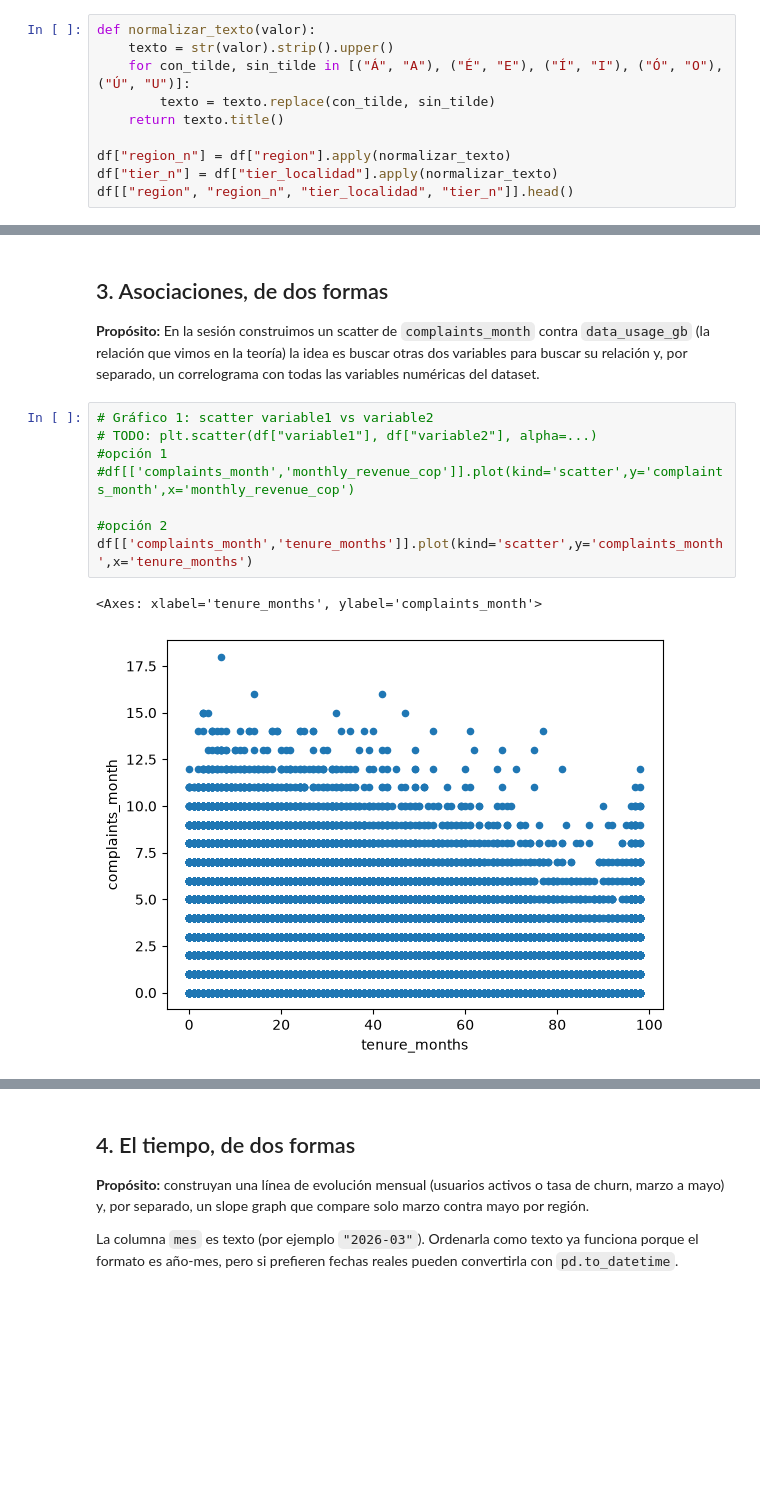
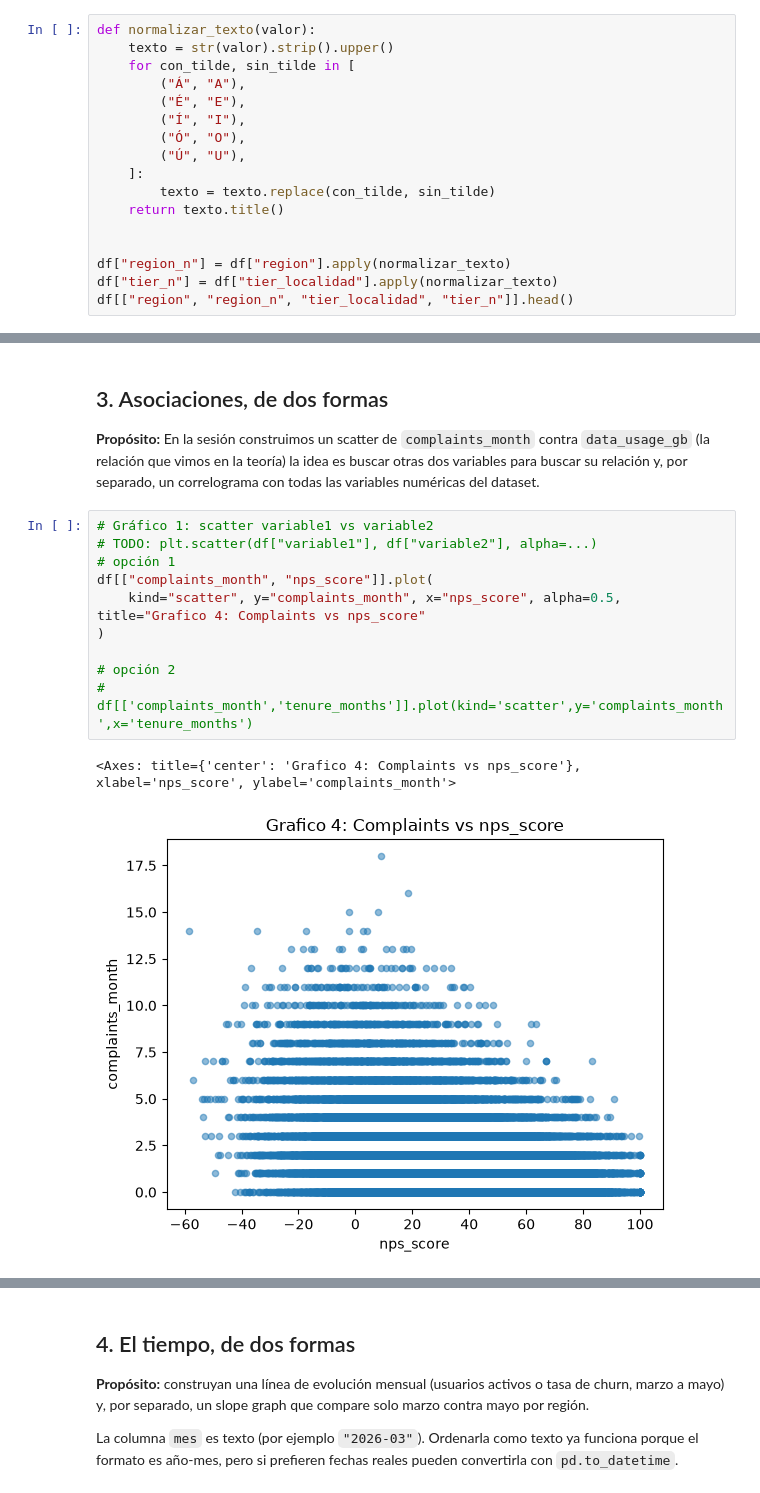
Before and after one commit to jp0617/visualizacionAnalisis, a Jupyter notebook: v0.1_s2_dataviz_grupo#.ipynb, the cells around one changed output, grey strips where cells are left out. Cells and saved outputs as stored; diff of their text form; blank space fills up the shorter version.

```diff
--- a/v0.1_s2_dataviz_grupo#.ipynb
+++ b/v0.1_s2_dataviz_grupo#.ipynb
@@ -47,9 +48,16 @@ df.head()
 # %%
 def normalizar_texto(valor):
     texto = str(valor).strip().upper()
-    for con_tilde, sin_tilde in [("Á", "A"), ("É", "E"), ("Í", "I"), ("Ó", "O"), ("Ú", "U")]:
+    for con_tilde, sin_tilde in [
+        ("Á", "A"),
+        ("É", "E"),
+        ("Í", "I"),
+        ("Ó", "O"),
+        ("Ú", "U"),
+    ]:
         texto = texto.replace(con_tilde, sin_tilde)
     return texto.title()
+
 
 df["region_n"] = df["region"].apply(normalizar_texto)
 df["tier_n"] = df["tier_localidad"].apply(normalizar_texto)
@@ -166,11 +183,13 @@ plt.imshow(grafico_3)
 # %%
 # Gráfico 1: scatter variable1 vs variable2
 # TODO: plt.scatter(df["variable1"], df["variable2"], alpha=...)
-#opción 1
-#df[['complaints_month','monthly_revenue_cop']].plot(kind='scatter',y='complaints_month',x='monthly_revenue_cop')
+# opción 1
+df[["complaints_month", "nps_score"]].plot(
+    kind="scatter", y="complaints_month", x="nps_score", alpha=0.5, title="Grafico 4: Complaints vs nps_score"
+)
 
-#opción 2
-df[['complaints_month','tenure_months']].plot(kind='scatter',y='complaints_month',x='tenure_months')
+# opción 2
+# df[['complaints_month','tenure_months']].plot(kind='scatter',y='complaints_month',x='tenure_months')
 # %% [output]
-<Axes: xlabel='tenure_months', ylabel='complaints_month'>
+<Axes: title={'center': 'Grafico 4: Complaints vs nps_score'}, xlabel='nps_score', ylabel='complaints_month'>
-[figure, old version]
+[figure, new version]
```
Also changed, not shown: parts of 14 cells of this notebook.
